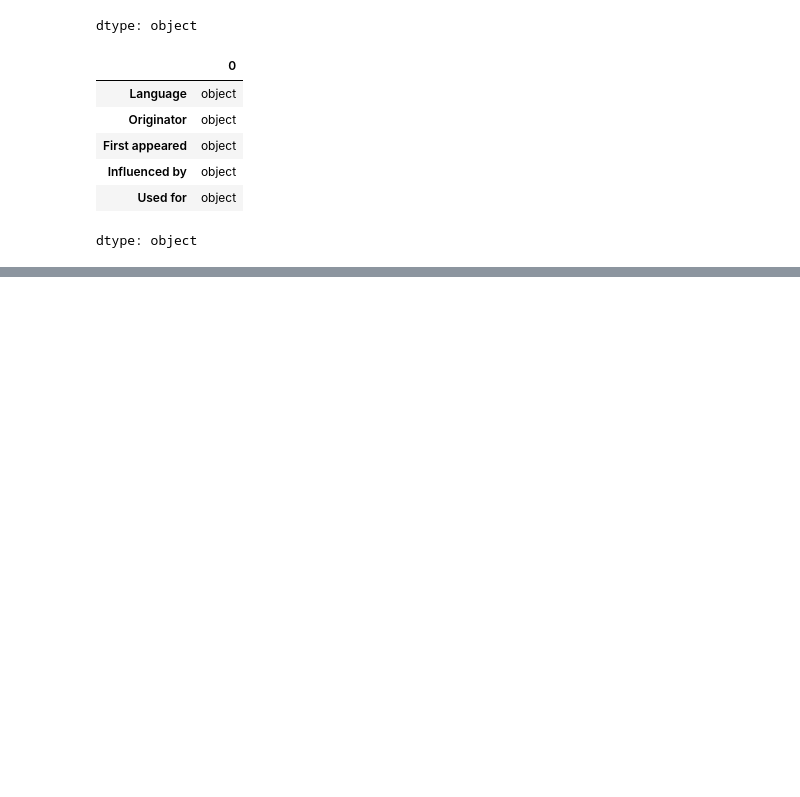
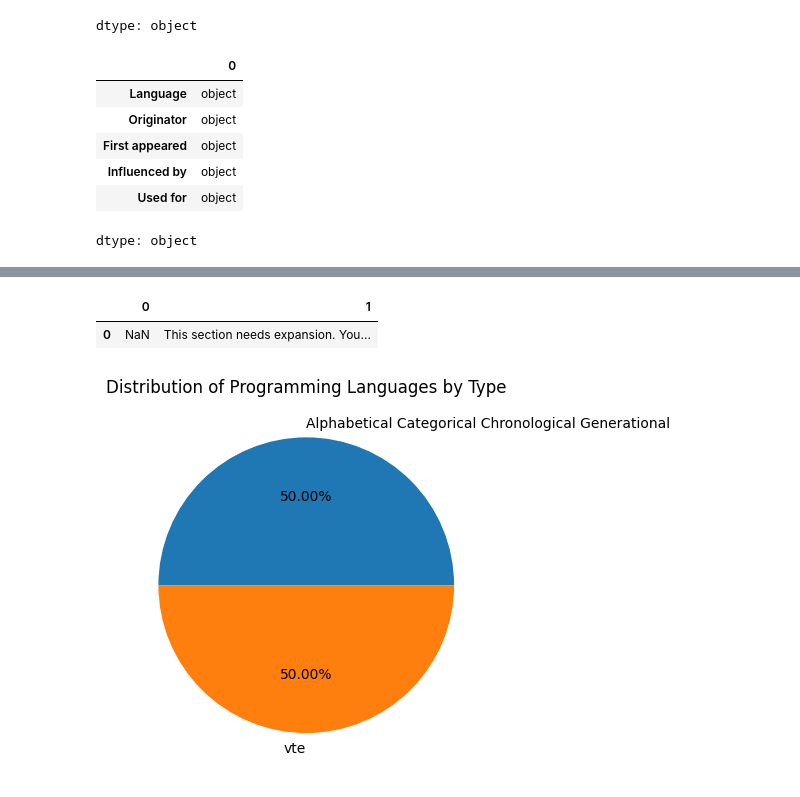
Before and after one commit to Mahdi-Miri/pandas, a Jupyter notebook: pandas.ipynb, the cells around one changed output, grey strips where cells are left out. Drawn from its saved outputs; the diff is of its cells as text; code cells hidden in the pictures; blank space fills up the shorter version.

Commit message:
Work With Pie Plot

```diff
--- a/pandas.ipynb
+++ b/pandas.ipynb
@@ -503,0 +524,17 @@ dtype: object
+# %%
+df6 = data1[1]
+df6
+# %% [output]
+|  | 0 | 1 |
+| 0 | NaN | This section needs expansion. You... |
+# %%
+# prompt: generate pie plot for data1
+
+# Assuming you want to create a pie chart based on the 'Type' column of the first DataFrame in data1
+df = data1[0]
+type_counts = df['Programming language lists'].value_counts()
+plt.pie(type_counts, labels=type_counts.index, autopct='%2.2f%%')
+plt.title('Distribution of Programming Languages by Type')
+plt.show()
+# %% [output]
+[figure, added]
```
Also changed, not shown: parts of 1 cell of this notebook.
